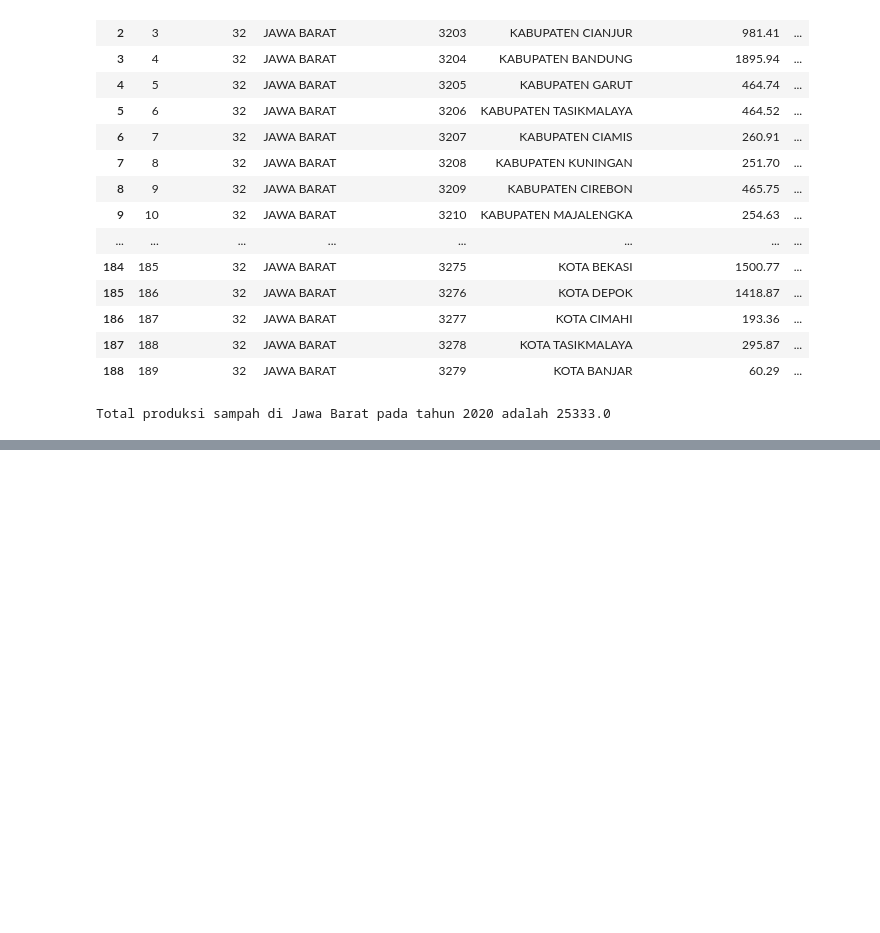
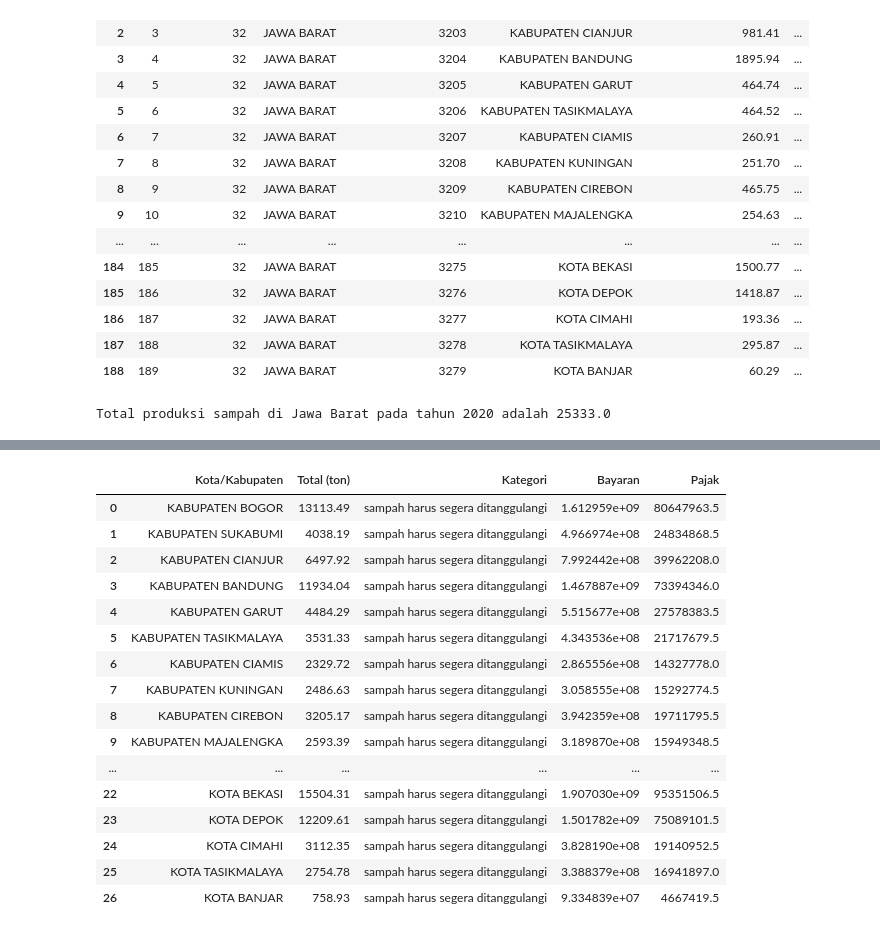
Before and after one commit to fadliaf/Data-Frame, a Jupyter notebook: TugasDataFrame.ipynb, the cells around one changed output, grey strips where cells are left out. Cells and saved outputs as stored; diff of their text form; code cells hidden in the pictures; blank space fills up the shorter version.

```diff
--- a/TugasDataFrame.ipynb
+++ b/TugasDataFrame.ipynb
@@ -101,0 +113,41 @@ df_sampah.to_excel('produski_sampah.xlsx', index=False)
+# %%
+def kategori(total):
+    if total > 400:
+        return 'sampah harus segera ditanggulangi'
+    else:
+        return 'sampah masih dalam kategori aman'
+
+df_sampah['Kategori'] = df_sampah['Total (ton)'].apply(kategori)
+df_sampah
+# %%
+harga = 123000
+
+df_sampah['Bayaran'] = df_sampah['Total (ton)'] * harga
+df_sampah
+# %%
+def pajak(row):
+    kategori = row['Kategori']
+    harga = row['Bayaran']
+    if kategori == 'sampah harus segera ditanggulangi':
+        return harga * 0.05
+
+df_sampah['Pajak'] = df_sampah.apply(pajak, axis=1)
+df_sampah
+# %% [output]
+|  | Kota/Kabupaten | Total (ton) | Kategori | Bayaran | Pajak |
+| 0 | KABUPATEN BOGOR | 13113.49 | sampah harus segera ditanggulangi | 1.612959e+09 | 80647963.5 |
+| 1 | KABUPATEN SUKABUMI | 4038.19 | sampah harus segera ditanggulangi | 4.966974e+08 | 24834868.5 |
+| 2 | KABUPATEN CIANJUR | 6497.92 | sampah harus segera ditanggulangi | 7.992442e+08 | 39962208.0 |
+| 3 | KABUPATEN BANDUNG | 11934.04 | sampah harus segera ditanggulangi | 1.467887e+09 | 73394346.0 |
+| 4 | KABUPATEN GARUT | 4484.29 | sampah harus segera ditanggulangi | 5.515677e+08 | 27578383.5 |
+| 5 | KABUPATEN TASIKMALAYA | 3531.33 | sampah harus segera ditanggulangi | 4.343536e+08 | 21717679.5 |
+| 6 | KABUPATEN CIAMIS | 2329.72 | sampah harus segera ditanggulangi | 2.865556e+08 | 14327778.0 |
+| 7 | KABUPATEN KUNINGAN | 2486.63 | sampah harus segera ditanggulangi | 3.058555e+08 | 15292774.5 |
+| 8 | KABUPATEN CIREBON | 3205.17 | sampah harus segera ditanggulangi | 3.942359e+08 | 19711795.5 |
+| 9 | KABUPATEN MAJALENGKA | 2593.39 | sampah harus segera ditanggulangi | 3.189870e+08 | 15949348.5 |
+| ... | ... | ... | ... | ... | ... |
+| 22 | KOTA BEKASI | 15504.31 | sampah harus segera ditanggulangi | 1.907030e+09 | 95351506.5 |
+| 23 | KOTA DEPOK | 12209.61 | sampah harus segera ditanggulangi | 1.501782e+09 | 75089101.5 |
+| 24 | KOTA CIMAHI | 3112.35 | sampah harus segera ditanggulangi | 3.828190e+08 | 19140952.5 |
+| 25 | KOTA TASIKMALAYA | 2754.78 | sampah harus segera ditanggulangi | 3.388379e+08 | 16941897.0 |
+| 26 | KOTA BANJAR | 758.93 | sampah harus segera ditanggulangi | 9.334839e+07 | 4667419.5 |
```
Also changed, not shown: parts of 3 cells of this notebook, 5 other files.
